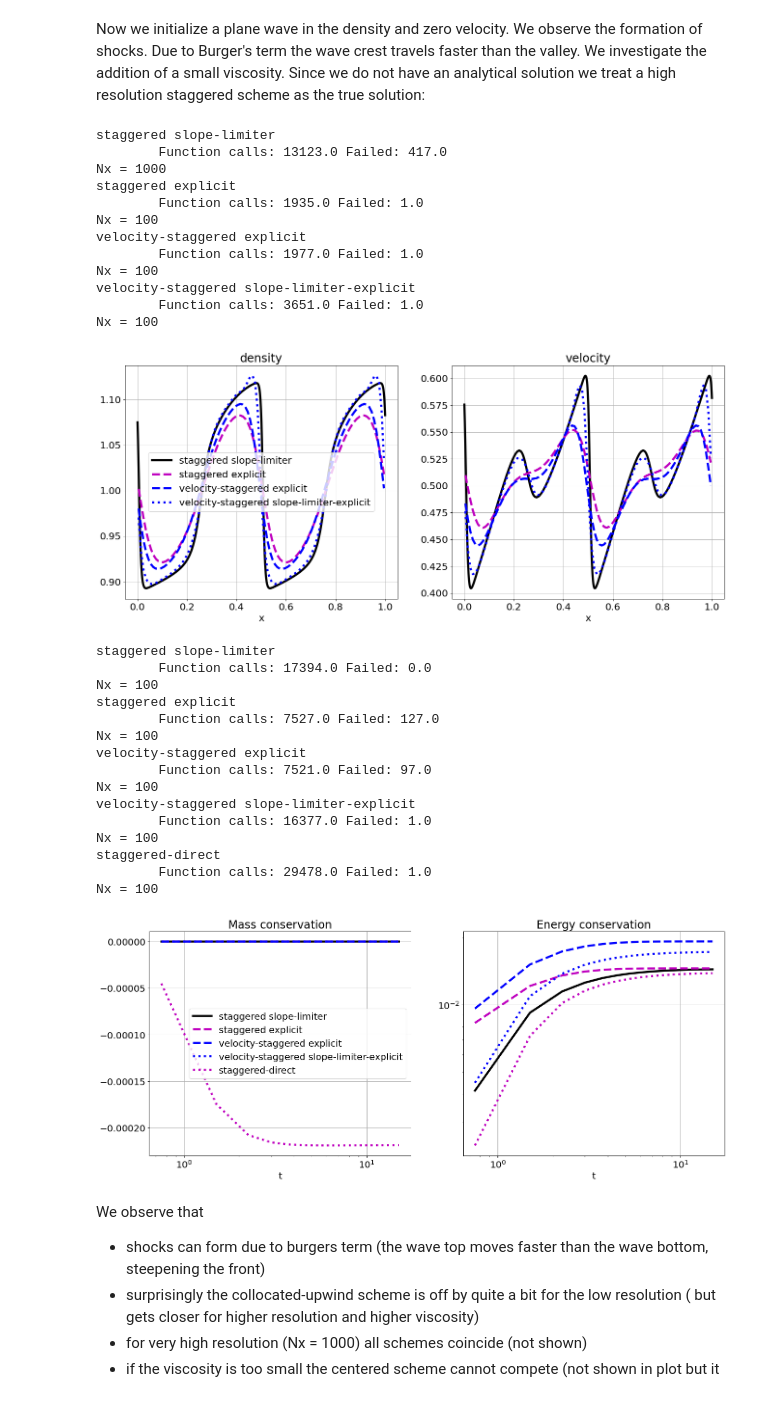
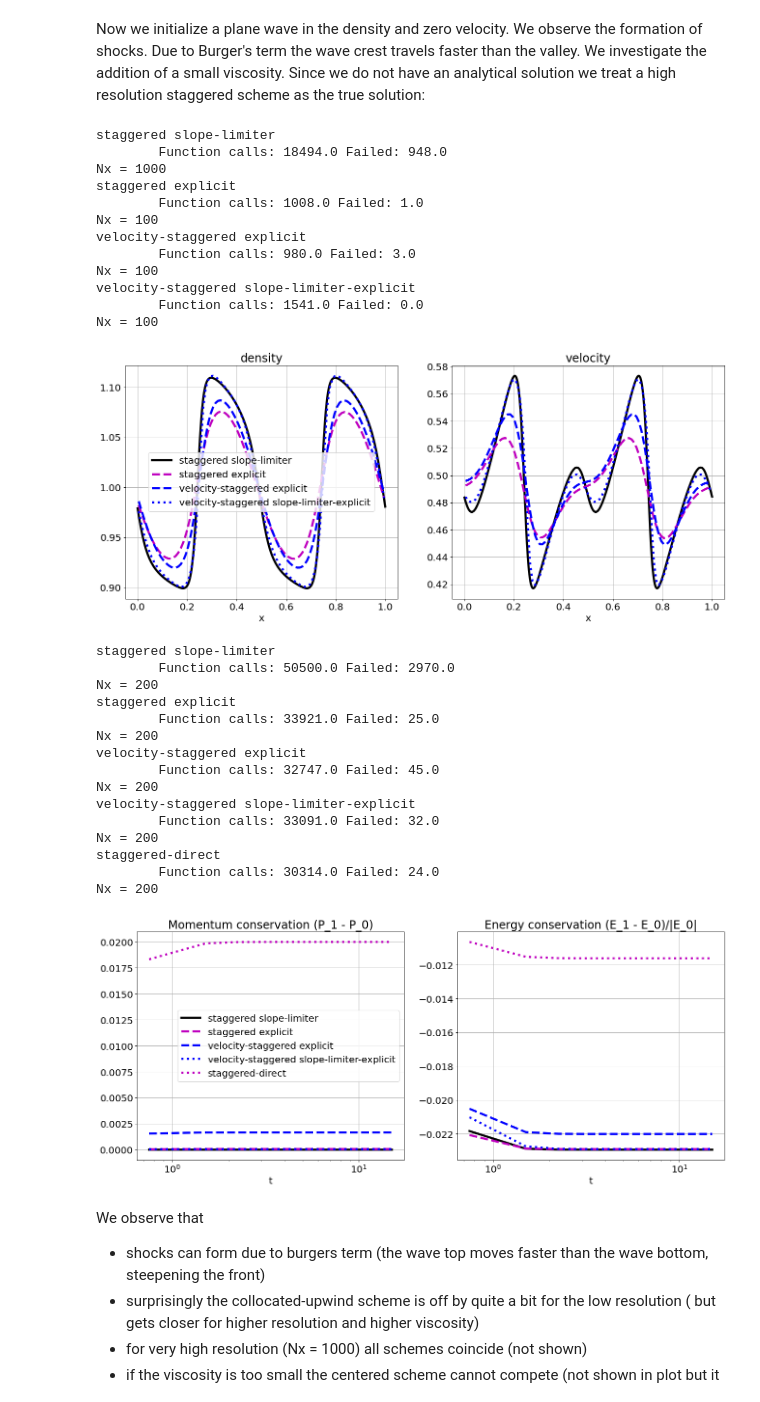
Before and after one commit to mwiesenberger/advection, a Jupyter notebook: navier-stokes.ipynb, the cells around one changed output. Drawn from its saved outputs; the diff is of its cells as text; code cells hidden in the pictures.

```diff
--- a/navier-stokes.ipynb
+++ b/navier-stokes.ipynb
@@ -554,11 +612,11 @@ for p in [
         "n_0" : 1.0,
         "u_0" : 0.5,
         "A" : 0.2,
-        "B" : 0.1,
+        "B" : -0.1,
         "k" : 4*np.pi,
     }
     params["bc"] = {"density" : "PER", "velocity" : "PER"}
-    params["physical"]["nu_n"] = 0
+    params["physical"]["nu_n"] = 1e-3
     params["physical"]["nu_u"] = 1e-3
     params["output"]["tend"] = 1.5
     params["timestepper"]["type"] = "ARK"
@@ -580,18 +638,18 @@ for p in [
 plot_navier_stokes(p_list, plot="fields", save_fig = True, figure_name = "wave-velocity")
 # %% [output]
 staggered slope-limiter
-        Function calls: 13123.0 Failed: 417.0
+        Function calls: 18494.0 Failed: 948.0
 Nx = 1000
 staggered explicit
-        Function calls: 1935.0 Failed: 1.0
+        Function calls: 1008.0 Failed: 1.0
 Nx = 100
 velocity-staggered explicit
-        Function calls: 1977.0 Failed: 1.0
+        Function calls: 980.0 Failed: 3.0
 Nx = 100
 velocity-staggered slope-limiter-explicit
-        Function calls: 3651.0 Failed: 1.0
+        Function calls: 1541.0 Failed: 0.0
 Nx = 100
-[figure, old version]
+[figure, new version]
 # %%
 p_list = []
 for p in [
@@ -614,59 +672,60 @@ for p in [
 #     {"type" : "upwind2", "ls" : "r:"},
          ] :
     params = make_navier_stokes_input()
-    params["grid"]["Nx"]= 100
+    params["grid"]["Nx"]= 200
     params["ls"] = p["ls"]
     if( p["type"] == "high_res") :
-        params["grid"]["Nx"] = 100
+        params["grid"]["Nx"] = 200
         p["type"] = "staggered"
         p["variant"] = "slope-limiter"
     params["init"] = {
         # A sine wave in density with 0 velocity
         "type" : "wave",
         "n_0" : 1.0,
         "u_0" : 0.5,
-        "A" : 0.2,
-        "B" : 0.1,
+        "A" : -0.2,
+        "B" : 0.2,
         "k" : 4*np.pi,
     }
     params["bc"] = {"density" : "PER", "velocity" : "PER"}
-    params["physical"]["nu_n"] = 0
-    params["physical"]["nu_u"] = 1e-3
+    params["physical"]["nu_n"] = 1e-2
+    params["physical"]["nu_u"] = 1e-2
     params["output"]["tend"] = 15
     params["timestepper"]["type"] = "ARK"
     params["timestepper"]["tableau"]  = "ARK-4-2-3"
     if( p["type"] == "upwind" or p["type"] == "upwind2"
        or p["type"] == "centered" or p["type"] == "staggered-direct"
        or p["type"] == "log-staggered"):
         params["timestepper"]["type"] = "ERK"
         params["timestepper"]["tableau"]  = "Bogacki-Shampine-4-2-3"
     elif( p["variant"] == "explicit" or p["variant"] == "slope-limiter-explicit") :
         params["timestepper"]["type"] = "ERK"
         params["timestepper"]["tableau"]  = "Bogacki-Shampine-4-2-3"
     params["physical"] ["alpha"] = 1
     params["physical"] ["gamma"] = 1
 #     params["timestepper"]["type"] = "ERK"
 #     params["timestepper"]["tableau"]  = "Euler"
     params["advection"] = p
     p_list.append(params)
-plot_navier_stokes(p_list, plot="energy", save_fig = False)
+# plot_navier_stokes(p_list, plot="energy", save_fig = False)
+plot_navier_stokes(p_list, plot="momentum", save_fig = False)
 # %% [output]
 staggered slope-limiter
-        Function calls: 17394.0 Failed: 0.0
-Nx = 100
+        Function calls: 50500.0 Failed: 2970.0
+Nx = 200
 staggered explicit
-        Function calls: 7527.0 Failed: 127.0
-Nx = 100
+        Function calls: 33921.0 Failed: 25.0
+Nx = 200
 velocity-staggered explicit
-        Function calls: 7521.0 Failed: 97.0
-Nx = 100
+        Function calls: 32747.0 Failed: 45.0
+Nx = 200
 velocity-staggered slope-limiter-explicit
-        Function calls: 16377.0 Failed: 1.0
-Nx = 100
+        Function calls: 33091.0 Failed: 32.0
+Nx = 200
 staggered-direct
-        Function calls: 29478.0 Failed: 1.0
-Nx = 100
+        Function calls: 30314.0 Failed: 24.0
+Nx = 200
-[figure, old version]
+[figure, new version]
 # %% [markdown]
 We observe that
 - shocks can form due to burgers term (the wave top moves faster than the wave bottom, steepening the front)
```
Also changed, not shown: parts of 6 cells of this notebook, 1 other file.
